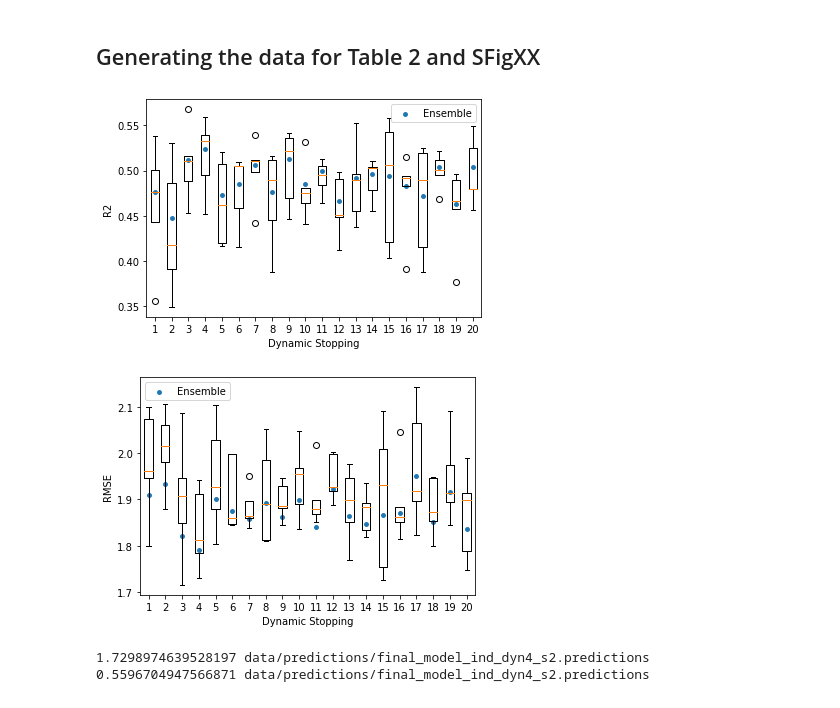
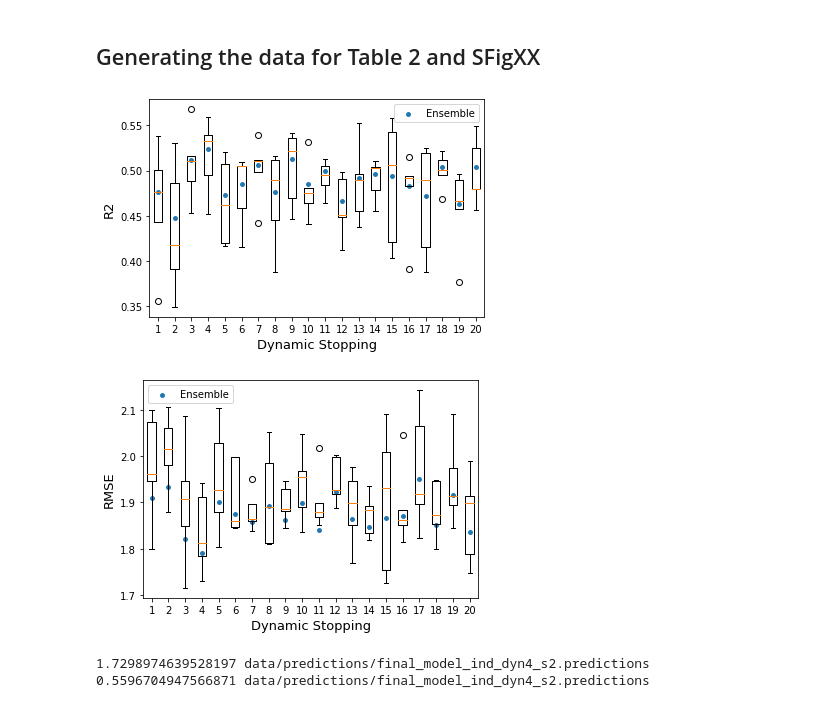
Before and after one commit to francoep/SolTranNet_paper, a Jupyter notebook: Making_Figures.ipynb, the cells around one changed output. Saved outputs shown, nothing was run; the diff lists cells and outputs as text; code cells hidden in the pictures.

```diff
--- a/Making_Figures.ipynb
+++ b/Making_Figures.ipynb
@@ -101,25 +95,27 @@ for dyn in range(1,21):
 # %%
 #step 2 -- Generating the Supplemental Figure
 for thing in ['R2','RMSE']:
     xs=list(range(1,21))
     toplot=[]
     for x in xs:
         toplot.append(data[x][thing])
 
     ens_toplot=[]
     for x in xs:
         ens_toplot.append(data[x]['ens'+thing])
 
     fig=plt.figure()
     plt.boxplot(toplot)
     plt.scatter(xs,ens_toplot,s=15,label='Ensemble')
     plt.legend()
     plt.ylabel(thing)
     plt.xlabel('Dynamic Stopping')
+    plt.rc('axes',labelsize=13)
+    plt.rc('axes',titlesize=13)
     plt.savefig(f'figures/final_model_ind_dyn_{thing}.pdf')
 # %% [output]
-[figure, old version]
+[figure, new version]
-[figure, old version]
+[figure, new version]
 # %%
 #step 3 -- Generating the mean and standard deviation of the deployed model on the independent test set
 predfiles=glob.glob("data/predictions/final_model_ind_dyn4_*.predictions")
```
Also changed, not shown: parts of 15 cells of this notebook, 15 other files.
